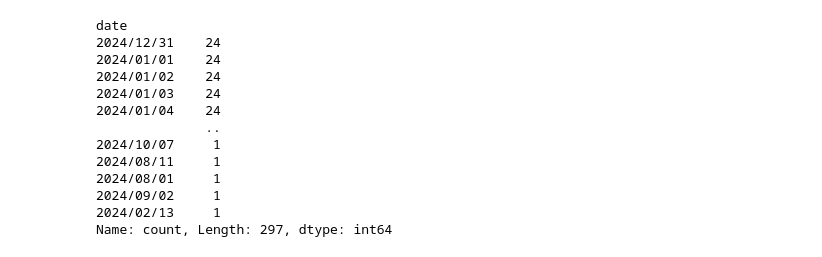
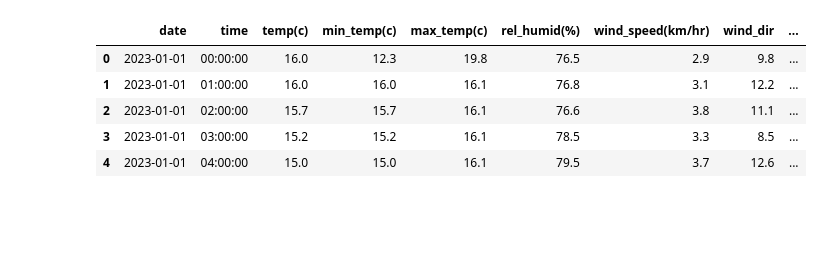
Before and after one commit to marcohl5/ME404_HongKongWeather, a Jupyter notebook: qc.ipynb, the cells around one changed output. Cells and saved outputs as stored; diff of their text form; code cells hidden in the pictures; blank space fills up the shorter version.

```diff
--- a/qc.ipynb
+++ b/qc.ipynb
@@ -37,16 +31,29 @@ Name: count, dtype: int64
-# %%
-df_qc["date"].value_counts()
-# %% [output]
-date
-2024/12/31    24
-2024/01/01    24
-2024/01/02    24
-2024/01/03    24
-2024/01/04    24
-              ..
-2024/10/07     1
-2024/08/11     1
-2024/08/01     1
-2024/09/02     1
-2024/02/13     1
-Name: count, Length: 297, dtype: int64
+# %%
+df = df_full[["date",
+              "time",
+              "Air Temperature in degree C",
+              "Minimum Air Temperature in degree C",
+              "Maximum Air Temperature in degree C",
+              "Relative Humidity in %",
+              "Wind Speed in km/hr",
+              "Wind Direction",
+              "Past 60-Minutes Rainfall in mm",
+              "Solar Radiation in W/m^2"]]
+
+df = df.rename(columns={"Air Temperature in degree C": "temp(c)",
+                        "Minimum Air Temperature in degree C": "min_temp(c)",
+                        "Maximum Air Temperature in degree C": "max_temp(c)",
+                        "Relative Humidity in %": "rel_humid(%)",
+                        "Wind Speed in km/hr": "wind_speed(km/hr)",
+                        "Wind Direction": "wind_dir",
+                        "Past 60-Minutes Rainfall in mm": "rainfall(mm)",
+                        "Solar Radiation in W/m^2": "sol_rad(W/m^2)"})
+
+df.head(5)
+# %% [output]
+|  | date | time | temp(c) | min_temp(c) | max_temp(c) | rel_humid(%) | wind_speed(km/hr) | wind_dir | ... |
+| 0 | 2023-01-01 | 00:00:00 | 16.0 | 12.3 | 19.8 | 76.5 | 2.9 | 9.8 | ... |
+| 1 | 2023-01-01 | 01:00:00 | 16.0 | 16.0 | 16.1 | 76.8 | 3.1 | 12.2 | ... |
+| 2 | 2023-01-01 | 02:00:00 | 15.7 | 15.7 | 16.1 | 76.6 | 3.8 | 11.1 | ... |
+| 3 | 2023-01-01 | 03:00:00 | 15.2 | 15.2 | 16.1 | 78.5 | 3.3 | 8.5 | ... |
+| 4 | 2023-01-01 | 04:00:00 | 15.0 | 15.0 | 16.1 | 79.5 | 3.7 | 12.6 | ... |
```
Also changed, not shown: parts of 7 cells of this notebook, 30 other files.
